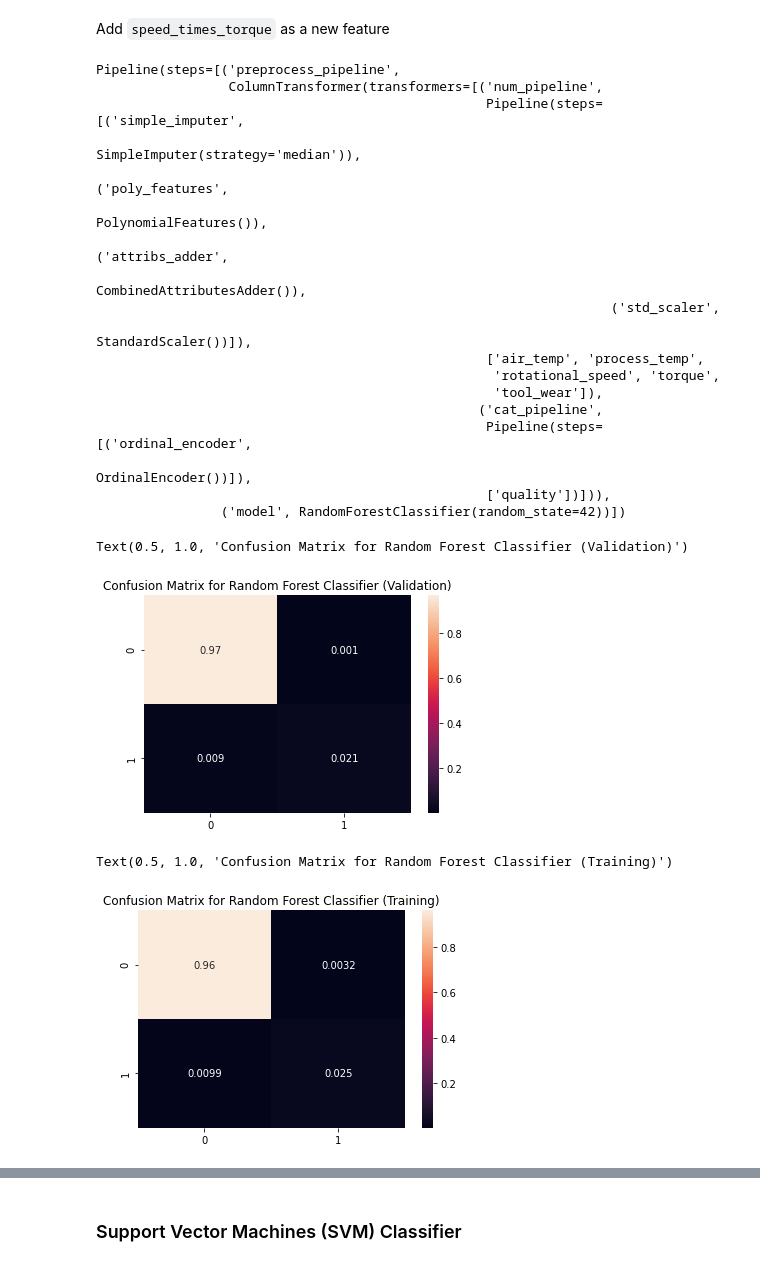
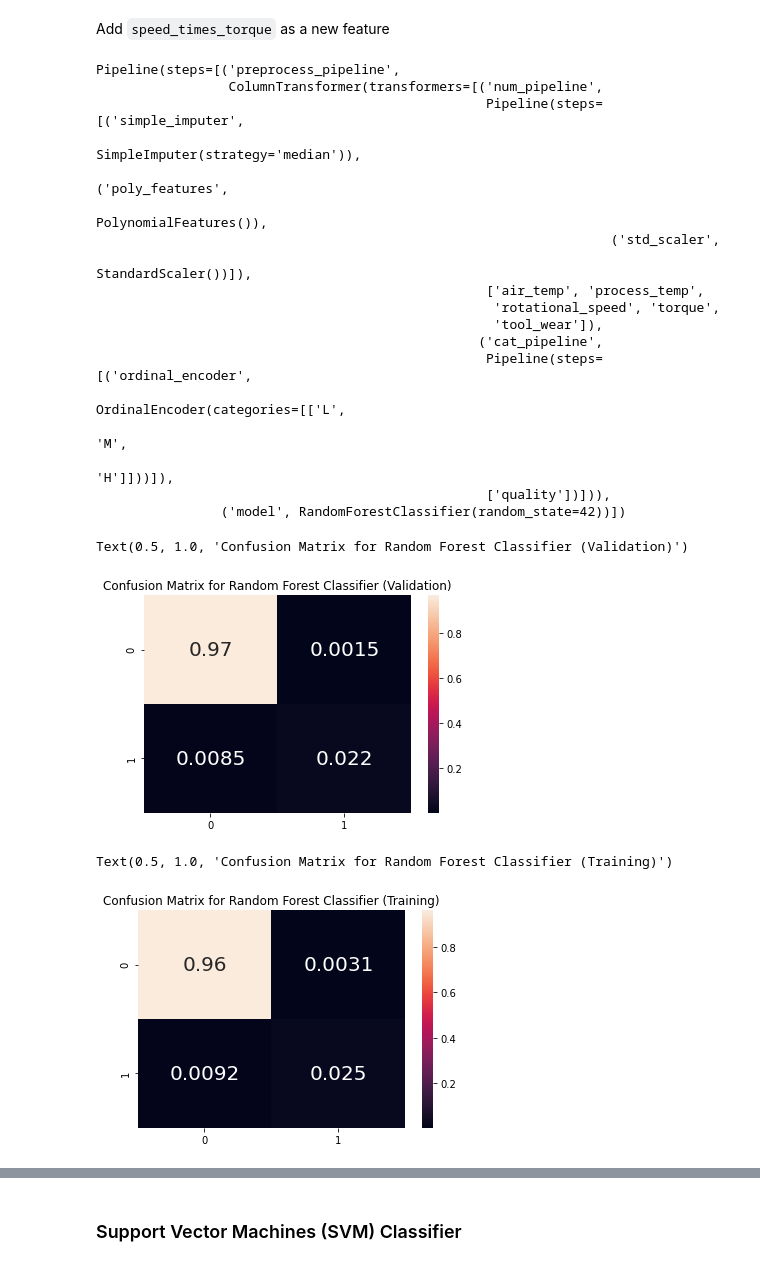
Before and after one commit to claudeonrs/predictive-maintenance, a Jupyter notebook: maintenance.ipynb, the cells around one changed output, grey strips where cells are left out. Drawn from its saved outputs; the diff is of its cells as text; code cells hidden in the pictures.

```diff
--- a/maintenance.ipynb
+++ b/maintenance.ipynb
@@ -166,7 +197,7 @@ X_train, X_valid, y_train, y_valid = train_test_split(X, y,
                                                       test_size=0.2)
 
 standard_scaler = StandardScaler()
-ordinal_encoder = OrdinalEncoder()
+ordinal_encoder = OrdinalEncoder(categories=[['L', 'M', 'H']])
 simple_imputer = SimpleImputer(strategy='median')
 poly_features = PolynomialFeatures(degree=2) # 2nd-degree polynomial
 # %% [markdown]
@@ -195,7 +226,7 @@ num_pipeline = Pipeline([
     ('simple_imputer', simple_imputer),
 
     ('poly_features', poly_features),
-    ('attribs_adder', attribs_adder),
+    #('attribs_adder', attribs_adder),
     ('std_scaler', standard_scaler)
 ])
 
@@ -227,8 +258,6 @@ Pipeline(steps=[('preprocess_pipeline',
                                                                    SimpleImputer(strategy='median')),
                                                                   ('poly_features',
                                                                    PolynomialFeatures()),
-                                                                  ('attribs_adder',
-                                                                   CombinedAttributesAdder()),
                                                                   ('std_scaler',
                                                                    StandardScaler())]),
                                                   ['air_temp', 'process_temp',
@@ -236,29 +265,31 @@ Pipeline(steps=[('preprocess_pipeline',
                                                    'tool_wear']),
                                                  ('cat_pipeline',
                                                   Pipeline(steps=[('ordinal_encoder',
-                                                                   OrdinalEncoder())]),
+                                                                   OrdinalEncoder(categories=[['L',
+                                                                                               'M',
+                                                                                               'H']]))]),
                                                   ['quality'])])),
                 ('model', RandomForestClassifier(random_state=42))])
 # %%
 from sklearn.metrics import confusion_matrix
 y_valid_pred = full_pipeline.predict(X_valid)
 
 plt.figure()
-sns.heatmap(confusion_matrix(y_valid, y_valid_pred)/y_valid.shape[0], annot=True, annot_kws={'size':10})
+sns.heatmap(confusion_matrix(y_valid, y_valid_pred)/y_valid.shape[0], annot=True, annot_kws={'size':20})
 plt.title('Confusion Matrix for Random Forest Classifier (Validation)')
 # %% [output]
 Text(0.5, 1.0, 'Confusion Matrix for Random Forest Classifier (Validation)')
-[figure, old version]
+[figure, new version]
 # %%
 from sklearn.model_selection import cross_val_predict
 y_train_pred = cross_val_predict(full_pipeline, X_train, y_train, cv=5)
 
 plt.figure()
-sns.heatmap(confusion_matrix(y_train, y_train_pred)/y_train.shape[0], annot=True, annot_kws={'size':10})
+sns.heatmap(confusion_matrix(y_train, y_train_pred)/y_train.shape[0], annot=True, annot_kws={'size':20})
 plt.title('Confusion Matrix for Random Forest Classifier (Training)')
 # %% [output]
 Text(0.5, 1.0, 'Confusion Matrix for Random Forest Classifier (Training)')
-[figure, old version]
+[figure, new version]
 # %%
 from sklearn.metrics import precision_score, recall_score
 print('Training Recall Score: ', recall_score(y_train, y_train_pred))
```
Also changed, not shown: parts of 26 cells of this notebook, 5 other files.
